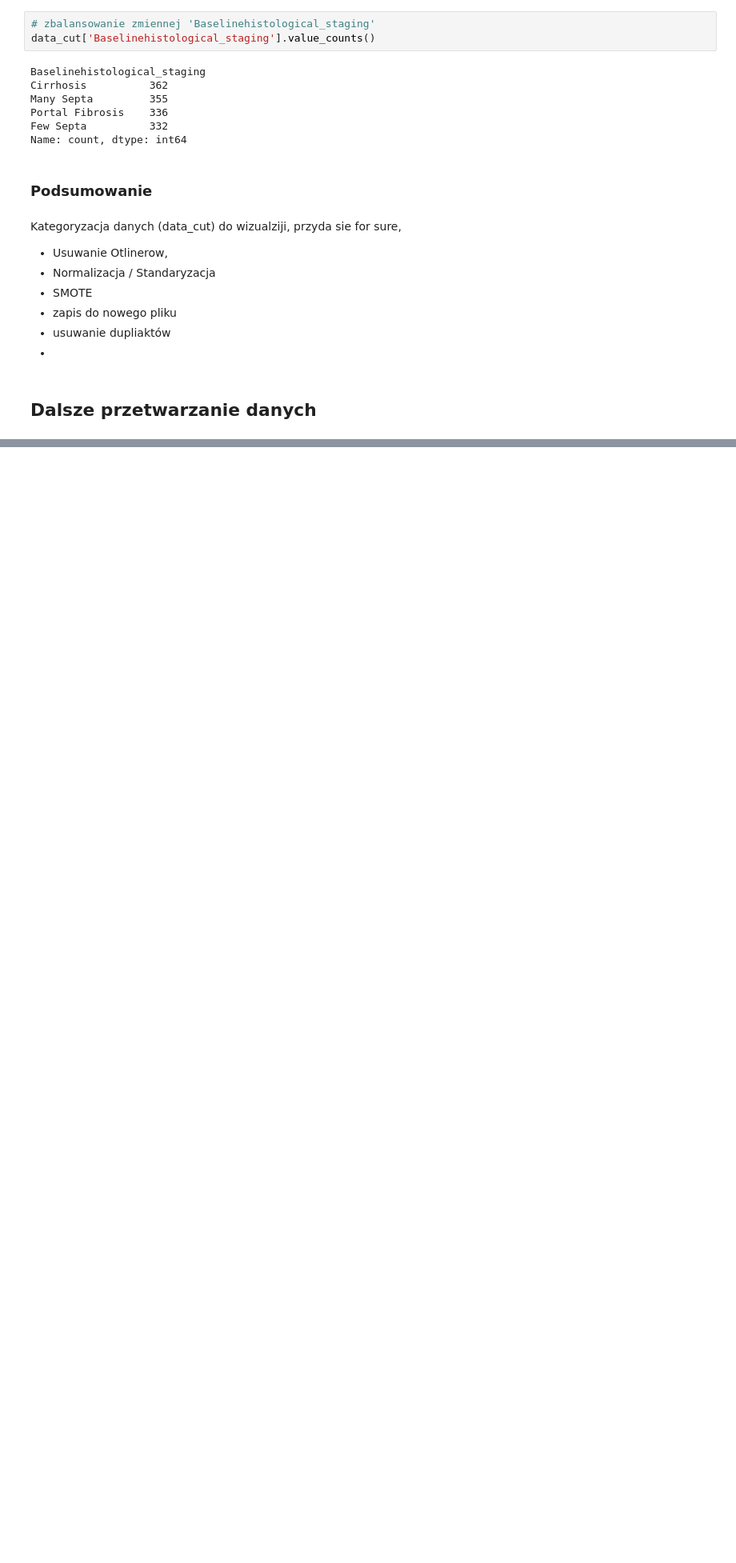
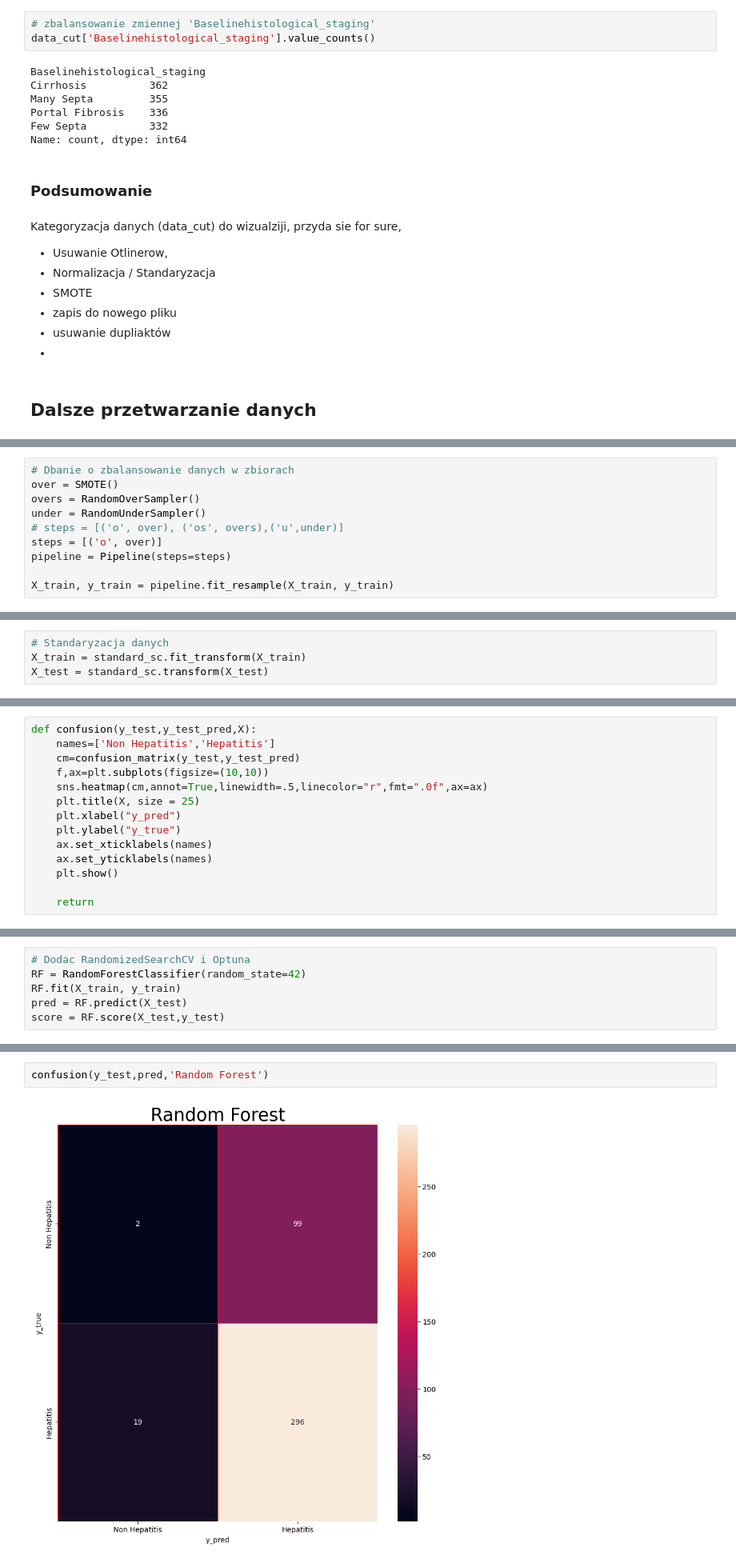
Before and after one commit to Meikelele/thesis, a Jupyter notebook: dev.ipynb, the cells around one changed output, grey strips where cells are left out. Shown at 80% size. Drawn from its saved outputs; the diff is of its cells as text; blank space fills up the shorter version.

```diff
--- a/dev.ipynb
+++ b/dev.ipynb
@@ -213,0 +338,10 @@ Kategoryzacja danych (data_cut) do wizualziji, przyda sie for sure,
+# %%
+# Dbanie o zbalansowanie danych w zbiorach
+over = SMOTE()
+overs = RandomOverSampler()
+under = RandomUnderSampler()
+# steps = [('o', over), ('os', overs),('u',under)]
+steps = [('o', over)]
+pipeline = Pipeline(steps=steps)
+
+X_train, y_train = pipeline.fit_resample(X_train, y_train)
@@ -213,0 +356,4 @@ Kategoryzacja danych (data_cut) do wizualziji, przyda sie for sure,
+# %%
+# Standaryzacja danych
+X_train = standard_sc.fit_transform(X_train)
+X_test = standard_sc.transform(X_test)
@@ -213,0 +362,14 @@ Kategoryzacja danych (data_cut) do wizualziji, przyda sie for sure,
+# %%
+def confusion(y_test,y_test_pred,X):
+    names=['Non Hepatitis','Hepatitis']
+    cm=confusion_matrix(y_test,y_test_pred)
+    f,ax=plt.subplots(figsize=(10,10))
+    sns.heatmap(cm,annot=True,linewidth=.5,linecolor="r",fmt=".0f",ax=ax)
+    plt.title(X, size = 25)
+    plt.xlabel("y_pred")
+    plt.ylabel("y_true")
+    ax.set_xticklabels(names)
+    ax.set_yticklabels(names)
+    plt.show()
+
+    return
@@ -213,0 +378,6 @@ Kategoryzacja danych (data_cut) do wizualziji, przyda sie for sure,
+# %%
+# Dodac RandomizedSearchCV i Optuna
+RF = RandomForestClassifier(random_state=42)
+RF.fit(X_train, y_train)
+pred = RF.predict(X_test)
+score = RF.score(X_test,y_test)
@@ -213,0 +388,4 @@ Kategoryzacja danych (data_cut) do wizualziji, przyda sie for sure,
+# %%
+confusion(y_test,pred,'Random Forest')
+# %% [output]
+[figure, added]
```
Also changed, not shown: parts of 26 cells of this notebook, 30 other files.
